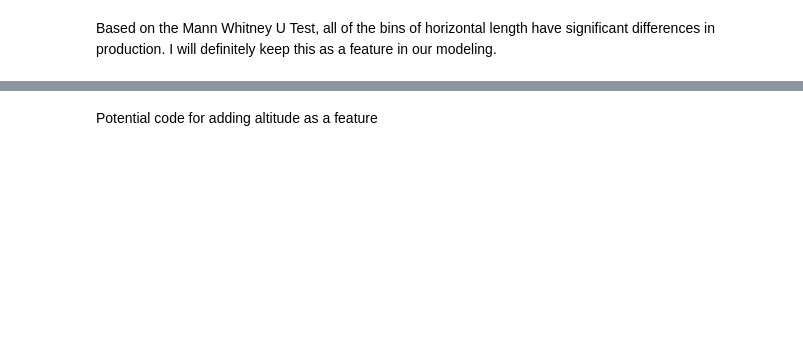
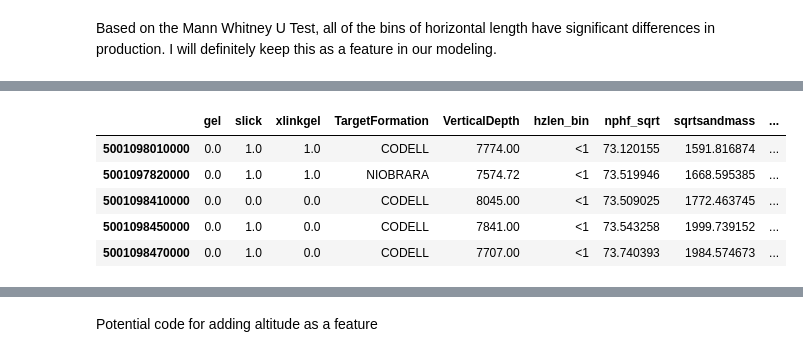
Before and after one commit to ephs08kmp/Frac_Production, a Jupyter notebook: Frac_Production_Analysis.ipynb, the cells around one changed output, grey strips where cells are left out. Saved outputs shown, nothing was run; the diff lists cells and outputs as text; code cells hidden in the pictures; blank space fills up the shorter version.

```diff
--- a/Frac_Production_Analysis.ipynb
+++ b/Frac_Production_Analysis.ipynb
@@ -667,0 +681,13 @@ target = cofracw2['First6BOE']
+# %%
+# Selecting out relevant features for modeling
+cofeatures = cofracw2[['gel','slick','xlinkgel',
+                       'TargetFormation','VerticalDepth','hzlen_bin','nphf_sqrt','sqrtsandmass',
+                       'First6BOE']]
+cofeatures.head()
+# %% [output]
+|  | gel | slick | xlinkgel | TargetFormation | VerticalDepth | hzlen_bin | nphf_sqrt | sqrtsandmass | ... |
+| 5001098010000 | 0.0 | 1.0 | 1.0 | CODELL | 7774.00 | <1 | 73.120155 | 1591.816874 | ... |
+| 5001097820000 | 0.0 | 1.0 | 1.0 | NIOBRARA | 7574.72 | <1 | 73.519946 | 1668.595385 | ... |
+| 5001098410000 | 0.0 | 0.0 | 0.0 | CODELL | 8045.00 | <1 | 73.509025 | 1772.463745 | ... |
+| 5001098450000 | 0.0 | 1.0 | 0.0 | CODELL | 7841.00 | <1 | 73.543258 | 1999.739152 | ... |
+| 5001098470000 | 0.0 | 1.0 | 0.0 | CODELL | 7707.00 | <1 | 73.740393 | 1984.574673 | ... |
```
Also changed, not shown: parts of 22 cells of this notebook, 1 other file.
